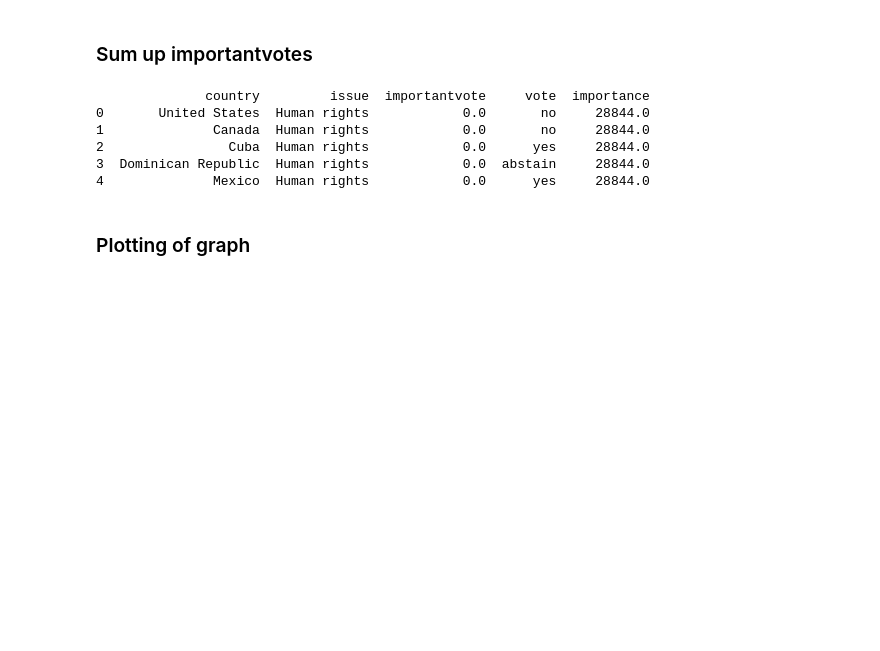
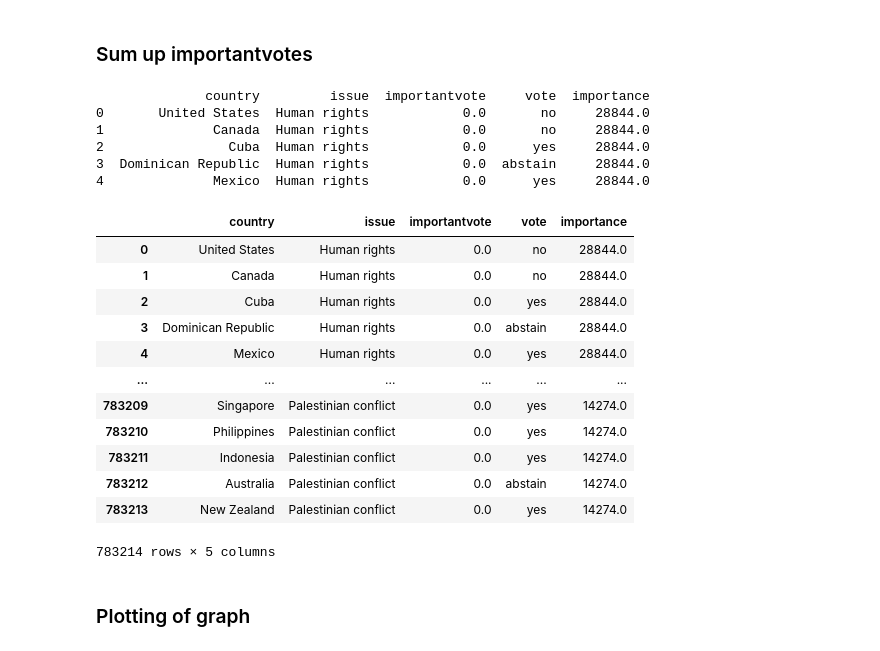
Before and after one commit to yijiesoo/leigaga, a Jupyter notebook: src/project.ipynb, the cells around one changed output. Drawn from its saved outputs; the diff is of its cells as text; code cells hidden in the pictures; blank space fills up the shorter version.

```diff
--- a/src/project.ipynb
+++ b/src/project.ipynb
@@ -162,5 +171,7 @@ final_df.to_csv("final_merged_data.csv", index=False)
 ### Extract only year for date (using datetime)
 # %%
 final_df['date'] = pd.to_datetime(final_df['date']).dt.year
-print(final_df.head())
+# sort values by date
+final_df = final_df.sort_values(by='date')
+print(final_df.tail())
 # %% [output]
@@ -179,0 +193,16 @@ print(final_df.head())
+# %%
+final_df = final_df[final_df['vote'] == 'yes']
+#print(ww2)
+
+#change from issue to issue counts/ from long df to wide df
+#now we no longer need vote column since all yes votes
+final_df = final_df.drop(columns=['vote'])
+#dont need short since too many categories
+final_df = final_df.drop(columns=['short'])
+#drop the na values in issue column since we dk what issue it falls under? so we cant assign a value
+final_df = final_df.dropna(subset=['issue'])
+#drop importantvote since we are counting number of issues voted yes on and USA is the one deeming who is importantvote
+final_df = final_df.drop(columns=['importantvote'])
+#group by date and country and count number of issues voted yes on
+final_df['yescounts'] = final_df.groupby(['date', 'country'])['issue'].transform('count')
+print(final_df['issue'].unique())
@@ -208,13 +328,27 @@ print(usa_df['vote'].unique())
 # %%
 usa_df['importance'] = usa_df.groupby('issue')['importantvote'].transform('sum')
 print(usa_df.head())
+usa_df
 # %% [output]
               country         issue  importantvote     vote  importance
 0       United States  Human rights            0.0       no     28844.0
 1              Canada  Human rights            0.0       no     28844.0
 2                Cuba  Human rights            0.0      yes     28844.0
 3  Dominican Republic  Human rights            0.0  abstain     28844.0
 4              Mexico  Human rights            0.0      yes     28844.0
+|  | country | issue | importantvote | vote | importance |
+| 0 | United States | Human rights | 0.0 | no | 28844.0 |
+| 1 | Canada | Human rights | 0.0 | no | 28844.0 |
+| 2 | Cuba | Human rights | 0.0 | yes | 28844.0 |
+| 3 | Dominican Republic | Human rights | 0.0 | abstain | 28844.0 |
+| 4 | Mexico | Human rights | 0.0 | yes | 28844.0 |
+| ... | ... | ... | ... | ... | ... |
+| 783209 | Singapore | Palestinian conflict | 0.0 | yes | 14274.0 |
+| 783210 | Philippines | Palestinian conflict | 0.0 | yes | 14274.0 |
+| 783211 | Indonesia | Palestinian conflict | 0.0 | yes | 14274.0 |
+| 783212 | Australia | Palestinian conflict | 0.0 | abstain | 14274.0 |
+| 783213 | New Zealand | Palestinian conflict | 0.0 | yes | 14274.0 |
+783214 rows × 5 columns
 # %% [markdown]
 ### Plotting of graph
 # %%
```
Also changed, not shown: parts of 10 cells of this notebook.
